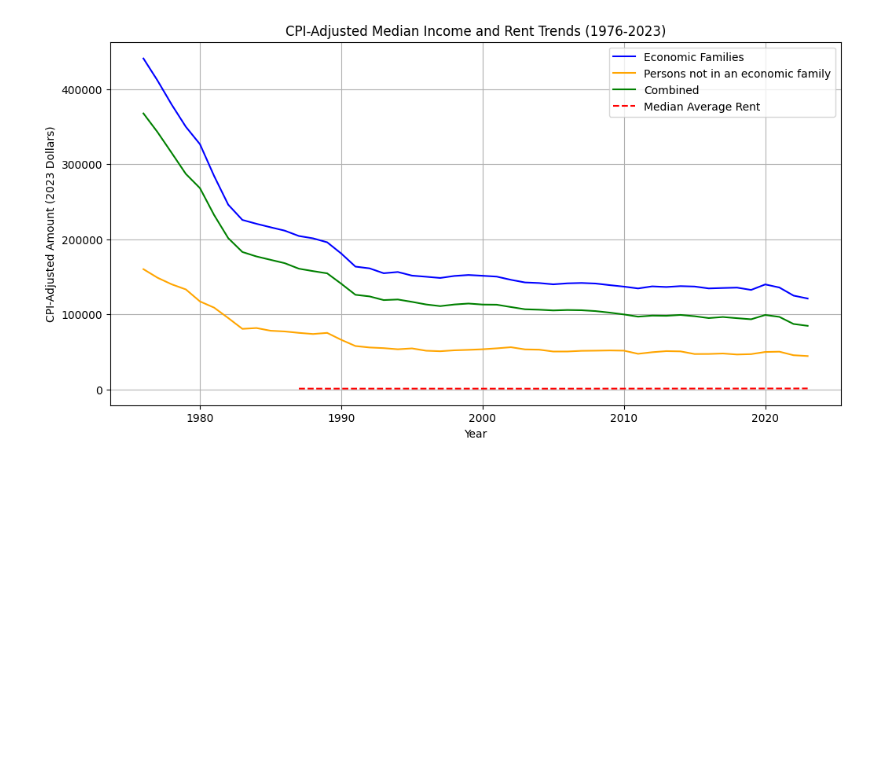
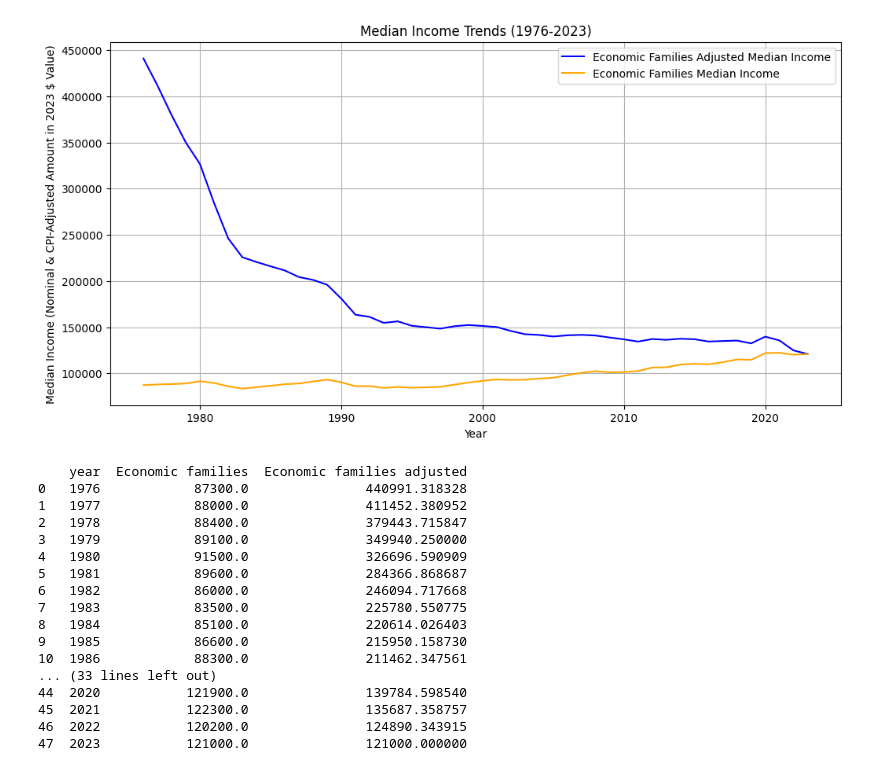
Before and after one commit to cecurakristina/Financial-Stress-Wellbeing-and-Gendered-Resilience-in-Canada, a Jupyter notebook: src/06_exploratory_analysis.ipynb, the cells around one changed output. Saved outputs shown, nothing was run; the diff lists cells and outputs as text; code cells hidden in the pictures; blank space fills up the shorter version.

```diff
--- a/src/06_exploratory_analysis.ipynb
+++ b/src/06_exploratory_analysis.ipynb
@@ -14,47 +79,49 @@ The objective of this notebook is to visualize and interpret how real income and
 # %%
 import pandas as pd
 import matplotlib.pyplot as plt
 
-# 2. Load cleaned data
+# Load cleaned data
 income_path = "../data/processed/median-income-clean-1976-2023.csv"
-income_by_gender_path = "../data/processed/median-income-clean-2000-2023.csv"
-rent_path = "../data/processed/median-rent-clean-1987-2023.csv"
 cpi_path = "../data/processed/cpi-clean-all-items.csv"
 
 income_df = pd.read_csv(income_path)
-income_gender_df = pd.read_csv(income_by_gender_path)
-rent_df = pd.read_csv(rent_path)
 cpi_df = pd.read_csv(cpi_path)
 
-# 3. CPI-adjusted income and rent trends
+# CPI-adjusted income trends
 base_cpi = cpi_df.loc[cpi_df["year"] == 2023, "cpi_value"].values[0]
+
 income_df_merged = pd.merge(income_df, cpi_df, on="year", how="left")
-income_df_merged["Economic Families adjusted"] = (
-    income_df_merged["Economic families"] * (base_cpi / income_df_merged["cpi_value"])
-)
-income_df_merged["Persons not in an economic family adjusted"] = (
-    income_df_merged["Persons not in an economic family"] * (base_cpi / income_df_merged["cpi_value"])
-)
-income_df_merged["Economic families and persons not in an economic family adjusted"] = (
-    income_df_merged["Economic families and persons not in an economic family"] * (base_cpi / income_df_merged["cpi_value"])
-)
+income_df_merged["Economic families adjusted"] = (
+    income_df_merged["Economic families"] * (base_cpi / income_df_merged["cpi_value"]))
 
-rent_df_merged = pd.merge(rent_df, cpi_df, on="year", how="left")
-rent_df_merged["Median average rent adjusted"] = (
-    rent_df_merged["median_avg_rent_value"] * (base_cpi / rent_df_merged["cpi_value"])
-)
-
-# 4. Plot CPI-adjusted income and rent trends
+# Plot CPI-adjusted income trends
 plt.figure(figsize=(12, 6))
-plt.plot(income_df_merged["year"], income_df_merged["Economic Families adjusted"], label="Economic Families", color="blue")
-plt.plot(income_df_merged["year"], income_df_merged["Persons not in an economic family adjusted"], label="Persons not in an economic family", color="orange")
-plt.plot(income_df_merged["year"], income_df_merged["Economic families and persons not in an economic family adjusted"], label="Combined", color="green")
-plt.plot(rent_df_merged["year"], rent_df_merged["Median average rent adjusted"], label="Median Average Rent", color="red", linestyle="--")
-plt.title("CPI-Adjusted Median Income and Rent Trends (1976-2023)")
+plt.plot(income_df_merged["year"], income_df_merged["Economic families adjusted"], label="Economic Families Adjusted Median Income", color="blue")
+plt.plot(income_df_merged["year"], income_df_merged["Economic families"], label="Economic Families Median Income", color="orange")
+plt.title("Median Income Trends (1976-2023)")
 plt.xlabel("Year")
-plt.ylabel("CPI-Adjusted Amount (2023 Dollars)")
+plt.ylabel("Median Income (Nominal & CPI-Adjusted Amount in 2023 $ Value)")
 plt.legend()
 plt.grid()
 plt.show()
+
+print(income_df_merged[["year", "Economic families", "Economic families adjusted"]])
 # %% [output]
-[figure, old version]
+[figure, new version]
+    year  Economic families  Economic families adjusted
+0   1976            87300.0               440991.318328
+1   1977            88000.0               411452.380952
+2   1978            88400.0               379443.715847
+3   1979            89100.0               349940.250000
+4   1980            91500.0               326696.590909
+5   1981            89600.0               284366.868687
+6   1982            86000.0               246094.717668
+7   1983            83500.0               225780.550775
+8   1984            85100.0               220614.026403
+9   1985            86600.0               215950.158730
+10  1986            88300.0               211462.347561
+... (33 lines left out)
+44  2020           121900.0               139784.598540
+45  2021           122300.0               135687.358757
+46  2022           120200.0               124890.343915
+47  2023           121000.0               121000.000000
```
Also changed, not shown: parts of 9 cells of this notebook.
